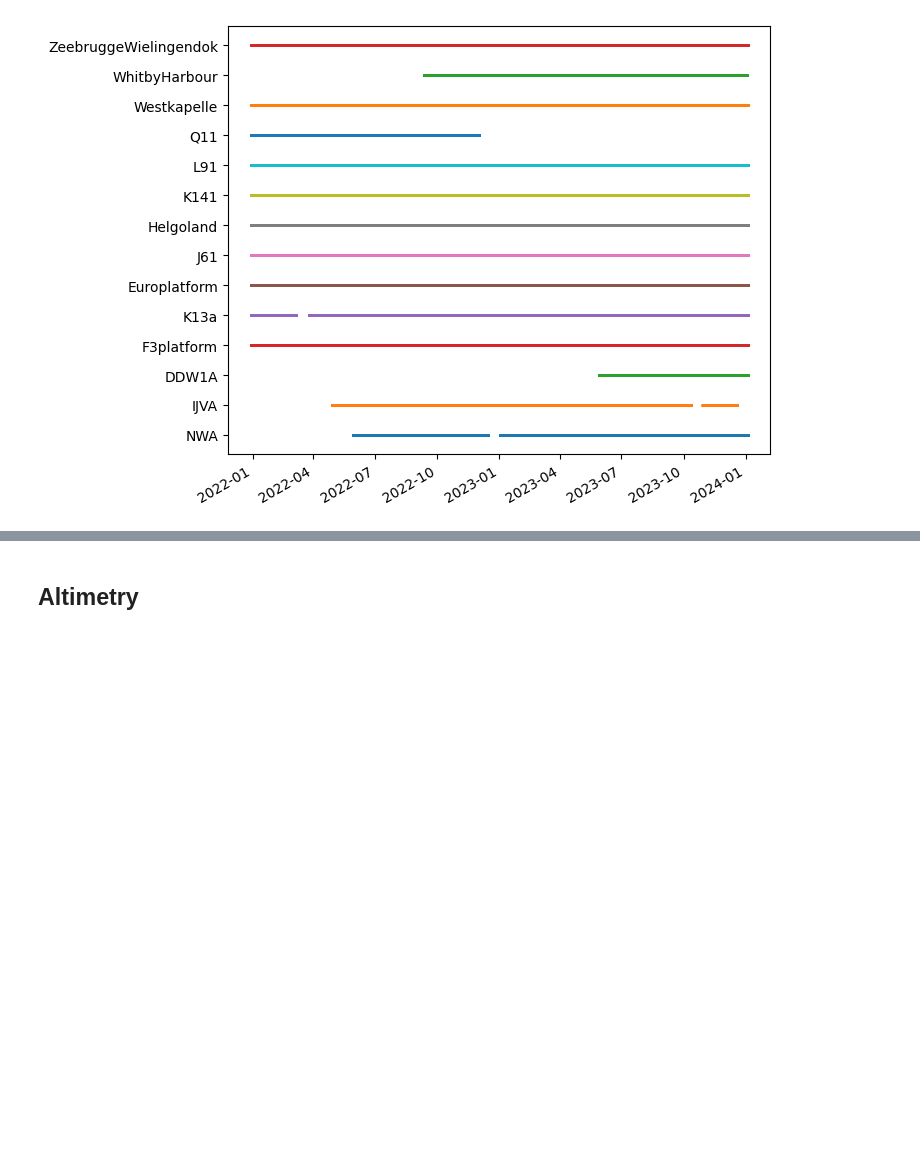
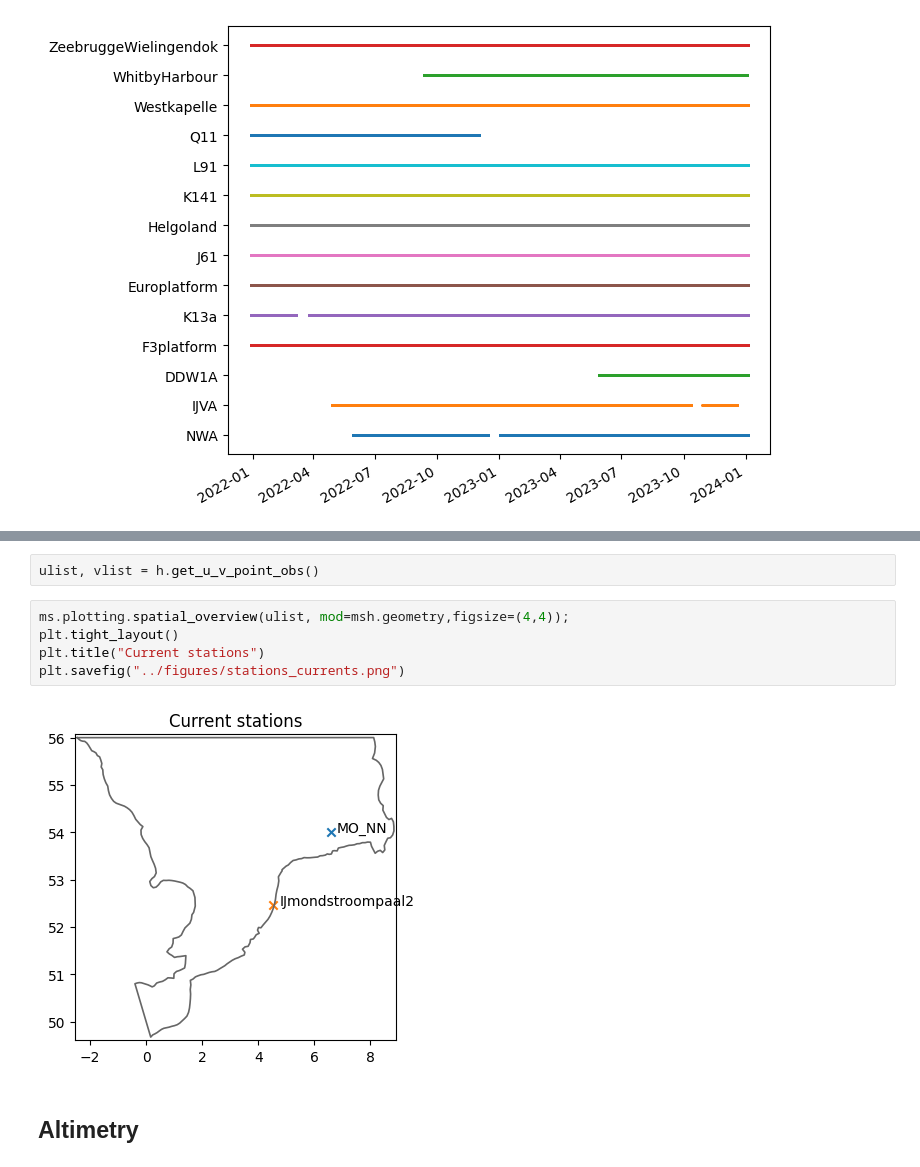
Before and after one commit to DHI/WaterBench-MIKE21HD-SouthernNorthSea, a Jupyter notebook: code/explore_observation_data.ipynb, the cells around one changed output, grey strips where cells are left out. Drawn from its saved outputs; the diff is of its cells as text; blank space fills up the shorter version.

```diff
--- a/code/explore_observation_data.ipynb
+++ b/code/explore_observation_data.ipynb
@@ -56,3 +59,12 @@ plt.savefig("../figures/stations.png")
+# %%
+ulist, vlist = h.get_u_v_point_obs()
+# %%
+ms.plotting.spatial_overview(ulist, mod=msh.geometry,figsize=(4,4));
+plt.tight_layout()
+plt.title("Current stations")
+plt.savefig("../figures/stations_currents.png")
+# %% [output]
+[figure, added]
 # %% [markdown]
 ## Altimetry
 # %%
```
Also changed, not shown: parts of 2 cells of this notebook, 4 other files.
